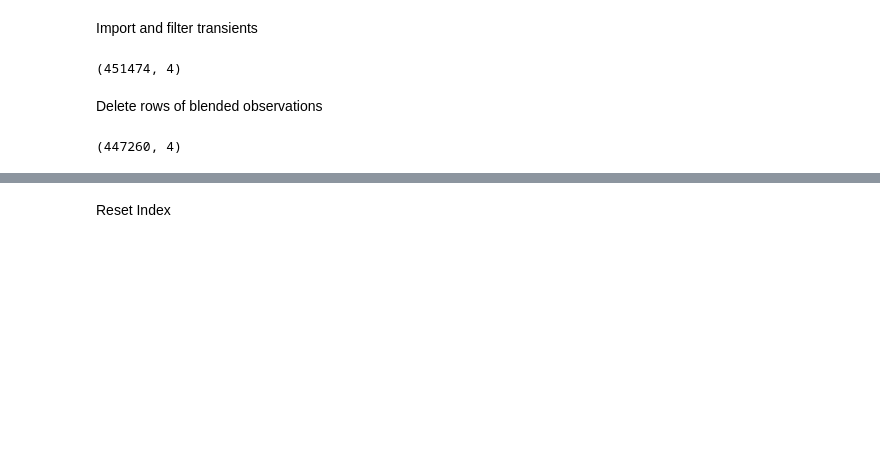
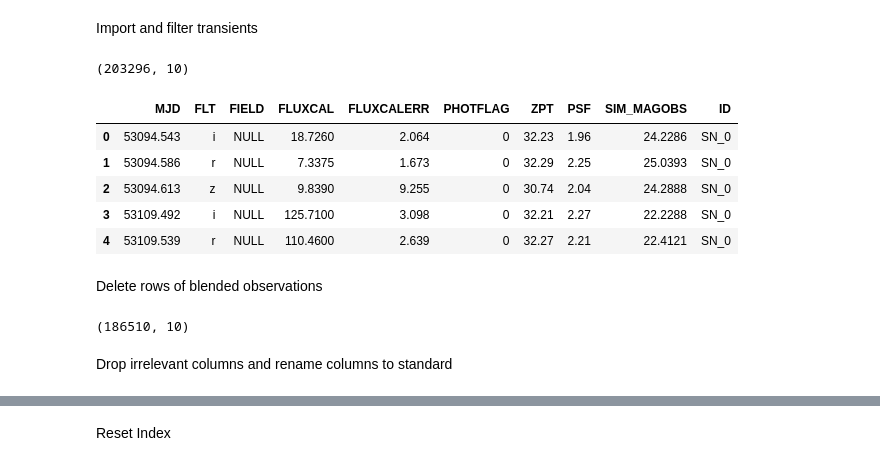
Before and after one commit to mneira10/monInv, a Jupyter notebook: 0. Clean Data.ipynb, the cells around one changed output, grey strips where cells are left out. Cells and saved outputs as stored; diff of their text form; code cells hidden in the pictures; blank space fills up the shorter version.

```diff
--- a/0. Clean Data.ipynb
+++ b/0. Clean Data.ipynb
@@ -202,17 +207,28 @@ df_nt_lcs.to_pickle(filepath)
 # %% [markdown]
 Import and filter transients
 # %%
-filename = 'transient_lightcurves.pickle'
+filename = 'sns.pickle'
 indir = LIGHTCURVES_PATH; filepath = indir + filename
-df_t_lcs = pd.read_pickle(filepath)
-df_t_lcs.shape
+sns = pd.read_pickle(filepath)
+sns.shape
 # %% [output]
-(451474, 4)
+(203296, 10)
+# %%
+sns.head()
+# %% [output]
+|  | MJD | FLT | FIELD | FLUXCAL | FLUXCALERR | PHOTFLAG | ZPT | PSF | SIM_MAGOBS | ID |
+| 0 | 53094.543 | i | NULL | 18.7260 | 2.064 | 0 | 32.23 | 1.96 | 24.2286 | SN_0 |
+| 1 | 53094.586 | r | NULL | 7.3375 | 1.673 | 0 | 32.29 | 2.25 | 25.0393 | SN_0 |
+| 2 | 53094.613 | z | NULL | 9.8390 | 9.255 | 0 | 30.74 | 2.04 | 24.2888 | SN_0 |
+| 3 | 53109.492 | i | NULL | 125.7100 | 3.098 | 0 | 32.21 | 2.27 | 22.2288 | SN_0 |
+| 4 | 53109.539 | r | NULL | 110.4600 | 2.639 | 0 | 32.27 | 2.21 | 22.4121 | SN_0 |
 # %% [markdown]
 Delete rows of blended observations
 # %%
 # Delete rows of blended observations
-df_t_lcs = df_t_lcs.drop_duplicates(['TransientID','MJD'], keep='first')
-df_t_lcs.shape
+sns = sns.drop_duplicates(['ID','MJD','FLT'], keep='first')
+sns.shape
 # %% [output]
-(447260, 4)
+(186510, 10)
+# %% [markdown]
+Drop irrelevant columns and rename columns to standard
```
Also changed, not shown: parts of 28 cells of this notebook.
